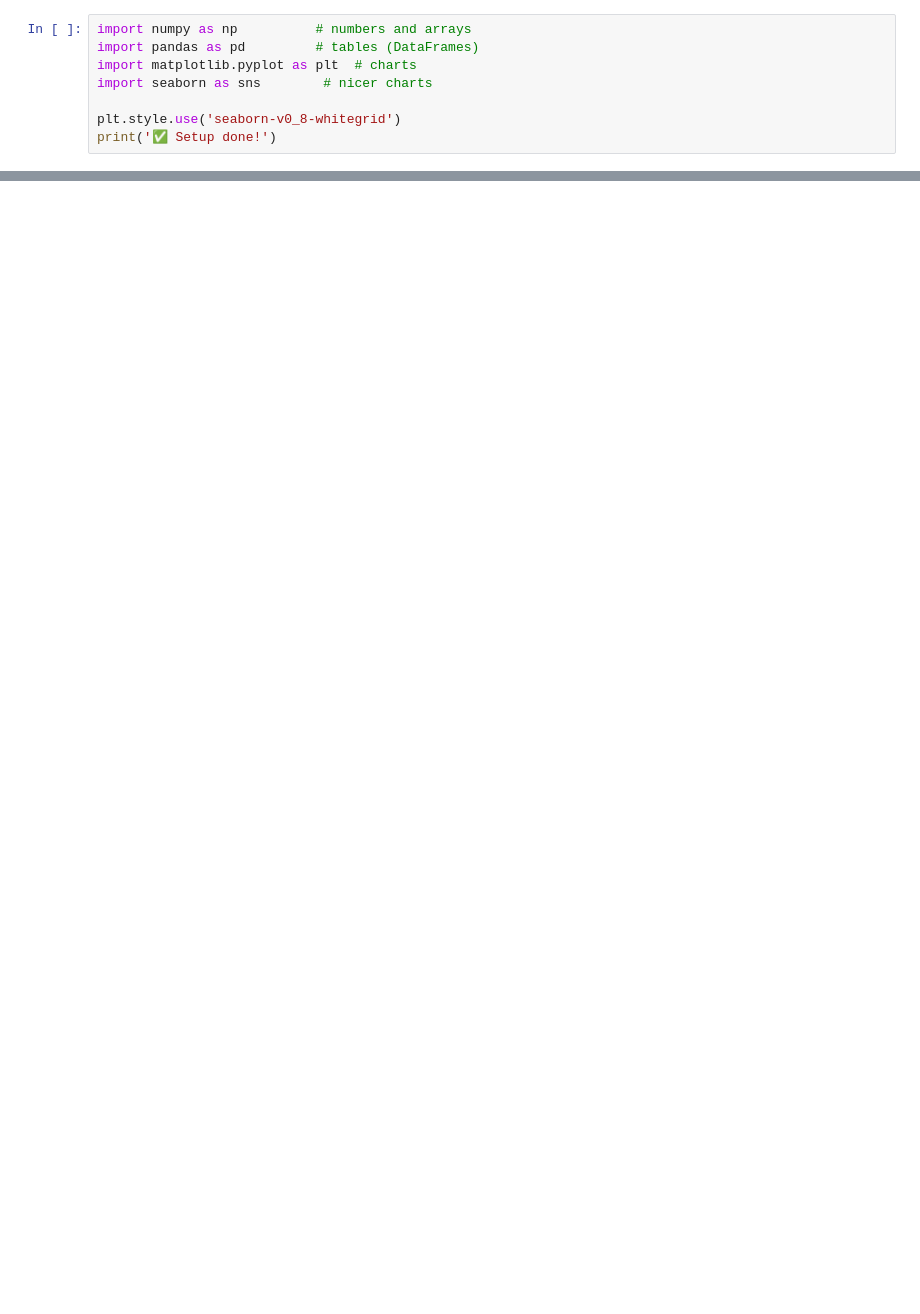
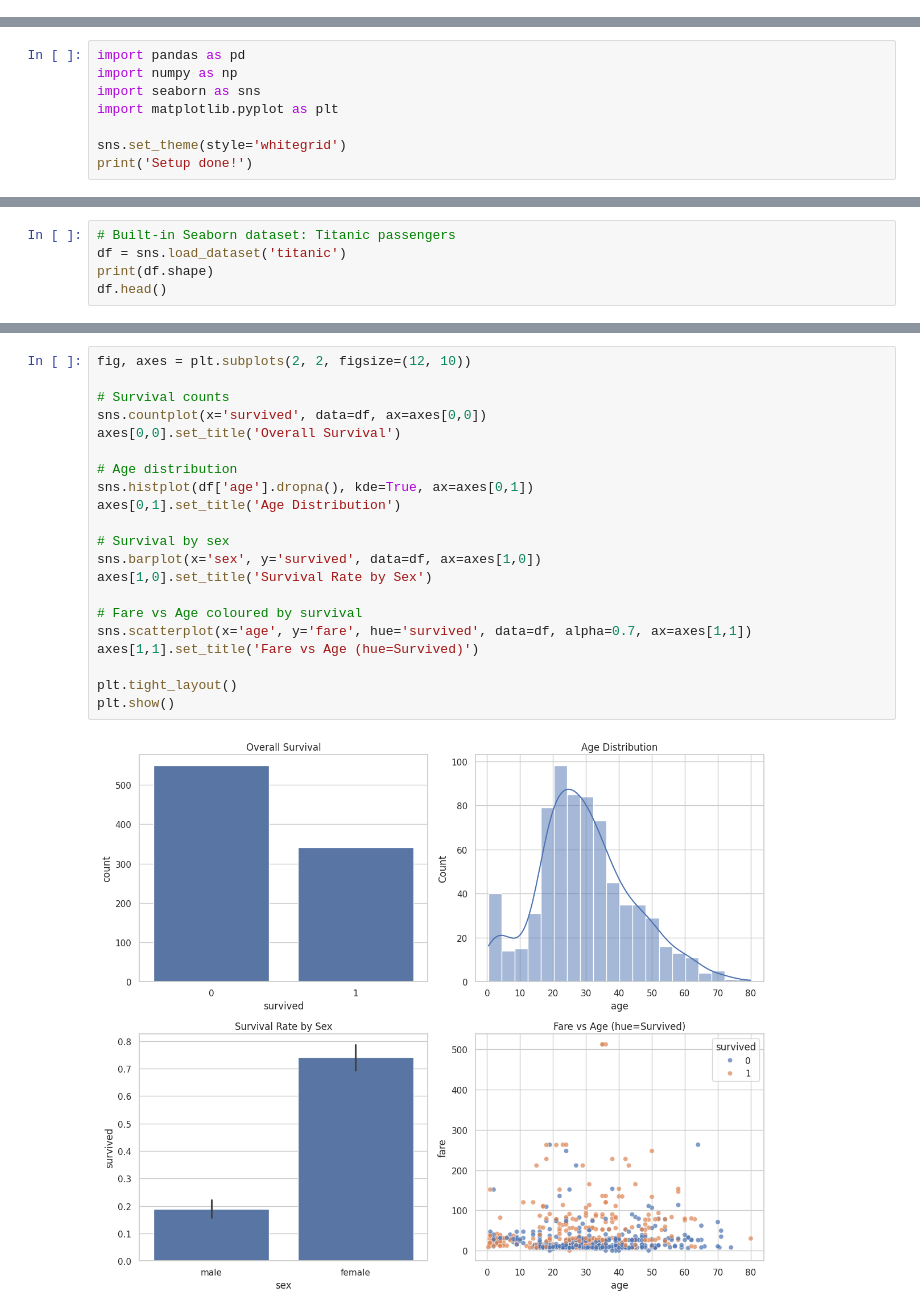
Before and after one commit to muhammadtalhaishtiaq/ai-orchestrator, a Jupyter notebook: 02-exploratory-data-analysis/01_eda_workflow.ipynb, the cells around one changed output, grey strips where cells are left out. Drawn from its saved outputs; the diff is of its cells as text; blank space fills up the shorter version.

```diff
--- a/02-exploratory-data-analysis/01_eda_workflow.ipynb
+++ b/02-exploratory-data-analysis/01_eda_workflow.ipynb
@@ -27,8 +0,0 @@ Just three libraries — nothing fancy.
-# %%
-import numpy as np          # numbers and arrays
-import pandas as pd         # tables (DataFrames)
-import matplotlib.pyplot as plt  # charts
-import seaborn as sns        # nicer charts
-
-plt.style.use('seaborn-v0_8-whitegrid')
-print('✅ Setup done!')
@@ -135,0 +18,8 @@ Here's what we just did:
+# %%
+import pandas as pd
+import numpy as np
+import seaborn as sns
+import matplotlib.pyplot as plt
+
+sns.set_theme(style='whitegrid')
+print('Setup done!')
@@ -135,0 +30,5 @@ Here's what we just did:
+# %%
+# Built-in Seaborn dataset: Titanic passengers
+df = sns.load_dataset('titanic')
+print(df.shape)
+df.head()
@@ -135,0 +113,23 @@ Here's what we just did:
+# %%
+fig, axes = plt.subplots(2, 2, figsize=(12, 10))
+
+# Survival counts
+sns.countplot(x='survived', data=df, ax=axes[0,0])
+axes[0,0].set_title('Overall Survival')
+
+# Age distribution
+sns.histplot(df['age'].dropna(), kde=True, ax=axes[0,1])
+axes[0,1].set_title('Age Distribution')
+
+# Survival by sex
+sns.barplot(x='sex', y='survived', data=df, ax=axes[1,0])
+axes[1,0].set_title('Survival Rate by Sex')
+
+# Fare vs Age coloured by survival
+sns.scatterplot(x='age', y='fare', hue='survived', data=df, alpha=0.7, ax=axes[1,1])
+axes[1,1].set_title('Fare vs Age (hue=Survived)')
+
+plt.tight_layout()
+plt.show()
+# %% [output]
+[figure, added]
```
Also changed, not shown: parts of 34 cells of this notebook.
